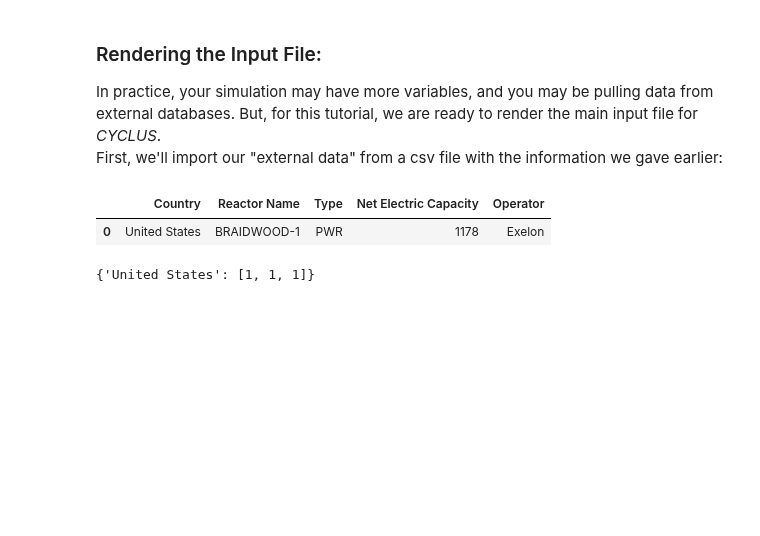
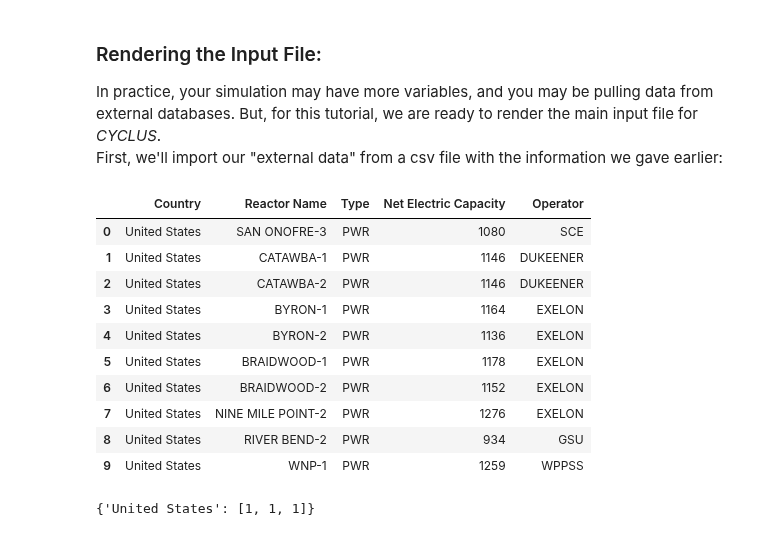
Before and after one commit to pichman2/cyclus-tutorial, a Jupyter notebook: Tutorial_interactive_key.ipynb, the cells around one changed output. Saved outputs shown, nothing was run; the diff lists cells and outputs as text; code cells hidden in the pictures; blank space fills up the shorter version.

Commit message:
new two reactor template two reactor sim

```diff
--- a/Tutorial_interactive_key.ipynb
+++ b/Tutorial_interactive_key.ipynb
@@ -494,11 +494,20 @@ In practice, your simulation may have more variables, and you may be pulling dat
 # %%
 # This cell does not need user input, and you can run it now.
 
-reactor_data = write.import_csv('csv_files/single_reactor_data.csv')
+reactor_data = write.import_csv('csv_files/usa_data.csv')
 reactor_data
 # %% [output]
 |  | Country | Reactor Name | Type | Net Electric Capacity | Operator |
-| 0 | United States | BRAIDWOOD-1 | PWR | 1178 | Exelon |
+| 0 | United States | SAN ONOFRE-3 | PWR | 1080 | SCE |
+| 1 | United States | CATAWBA-1 | PWR | 1146 | DUKEENER |
+| 2 | United States | CATAWBA-2 | PWR | 1146 | DUKEENER |
+| 3 | United States | BYRON-1 | PWR | 1164 | EXELON |
+| 4 | United States | BYRON-2 | PWR | 1136 | EXELON |
+| 5 | United States | BRAIDWOOD-1 | PWR | 1178 | EXELON |
+| 6 | United States | BRAIDWOOD-2 | PWR | 1152 | EXELON |
+| 7 | United States | NINE MILE POINT-2 | PWR | 1276 | EXELON |
+| 8 | United States | RIVER BEND-2 | PWR | 934 | GSU |
+| 9 | United States | WNP-1 | PWR | 1259 | WPPSS |
 # %%
 deployment_data = {}
 for element in reactor_data.loc[:,'Country'].drop_duplicates():
```
Also changed, not shown: parts of 19 cells of this notebook, 7 other files.
